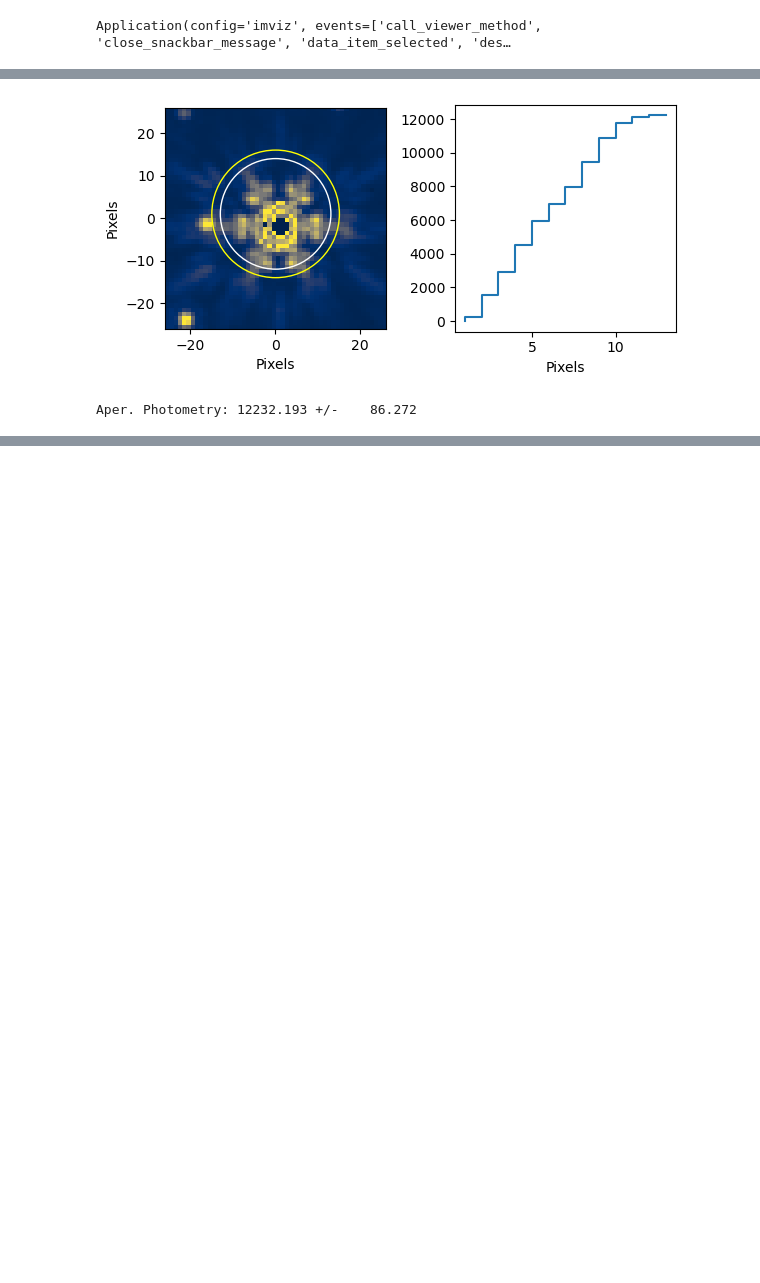
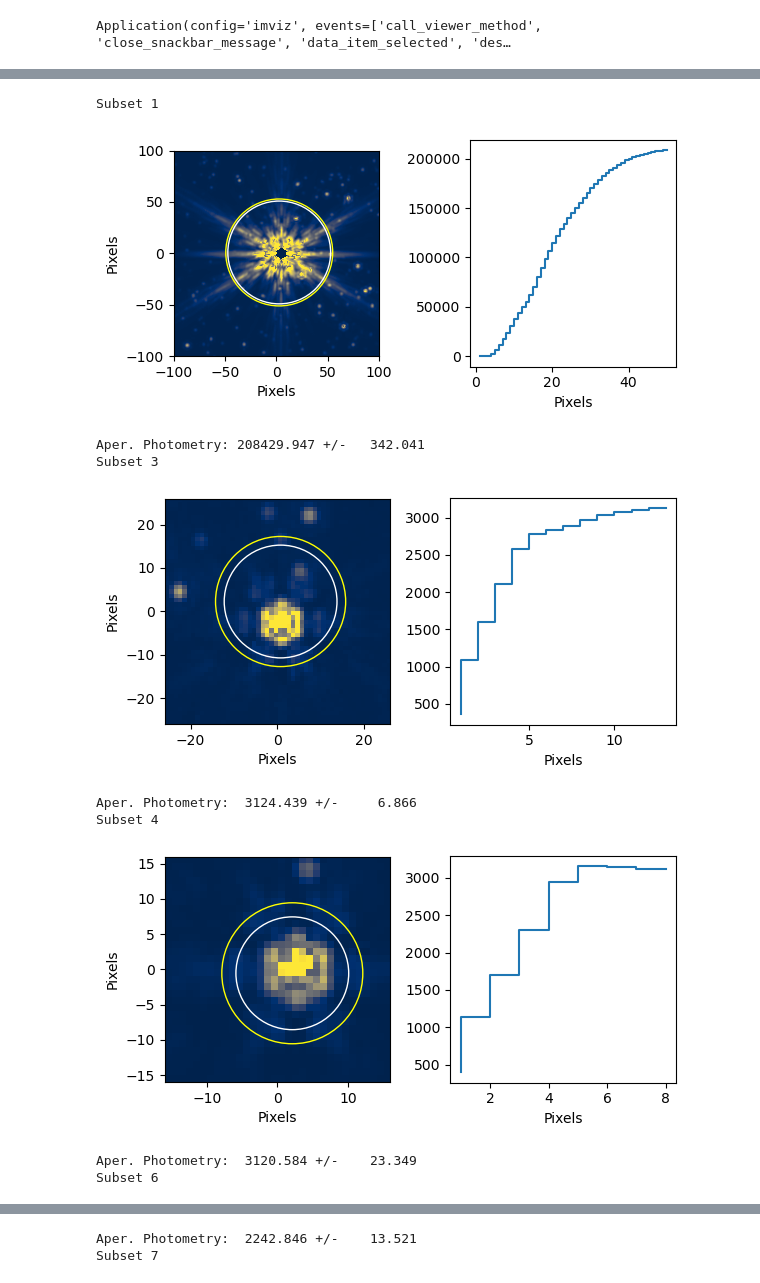
Before and after one commit to mustaric/quickwebb, a Jupyter notebook: example_workflow.ipynb, the cells around one changed output, grey strips where cells are left out. Cells and saved outputs as stored; diff of their text form; code cells hidden in the pictures; blank space fills up the shorter version.

```diff
--- a/example_workflow.ipynb
+++ b/example_workflow.ipynb
@@ -44,6 +50,16 @@ regions
 # %%
 regions['Subset 1'].center.xy
-photometry = qw.photnow(files['PATH'][0], regions['Subset 1'].center.xy, radii_pixels=int(regions['Subset 1'].radius))
+for subset in regions.keys():
+    print(subset)
+    photometry, cutout, cen = qw.photnow(files['PATH'][0], regions[subset].center.xy, radii_pixels=int(regions[subset].radius))
 # %% [output]
+Subset 1
-[figure, old version]
+[figure, new version]
-Aper. Photometry: 12232.193 +/-    86.272
+Aper. Photometry: 208429.947 +/-   342.041
+Subset 3
+[figure, added]
+Aper. Photometry:  3124.439 +/-     6.866
+Subset 4
+[figure, added]
+Aper. Photometry:  3120.584 +/-    23.349
+Subset 6
@@ -49,0 +67,2 @@ Aper. Photometry: 12232.193 +/-    86.272
+Aper. Photometry:  2242.846 +/-    13.521
+Subset 7
```
Also changed, not shown: parts of 6 cells of this notebook.
